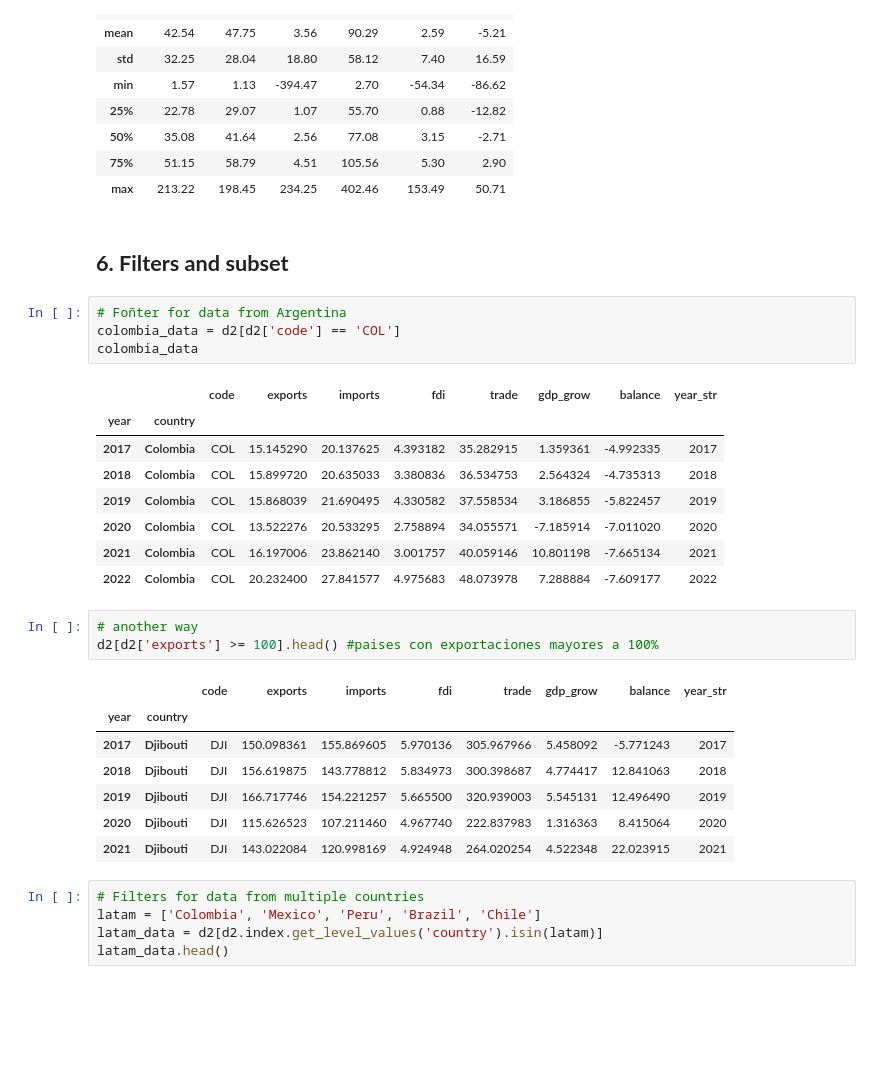
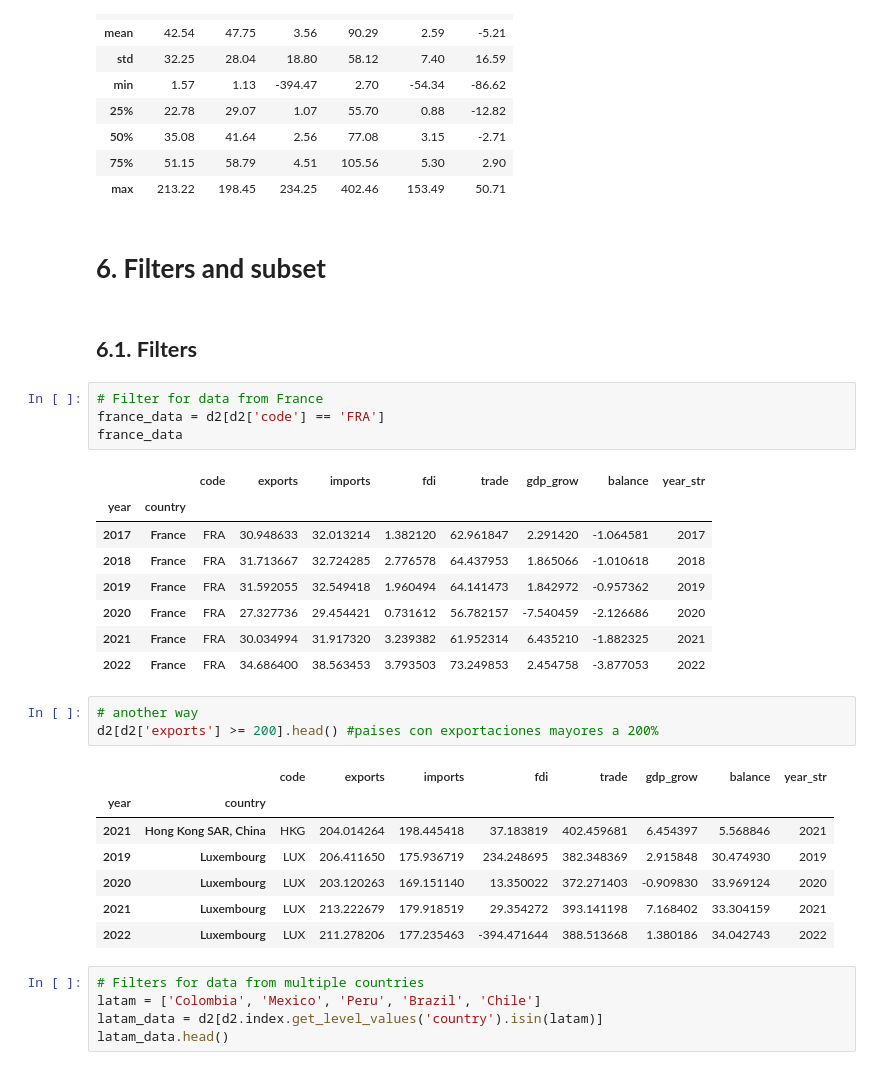
Before and after one commit to DJohanTwT/DataV24, a Jupyter notebook: C2_Clase_5_Dataframe.ipynb, the cells around one changed output. Cells and saved outputs as stored; diff of their text form; blank space fills up the shorter version.

```diff
--- a/C2_Clase_5_Dataframe.ipynb
+++ b/C2_Clase_5_Dataframe.ipynb
@@ -291,31 +291,33 @@ d2.describe().apply(lambda s: s.apply('{:,.2f}'.format)) #with a coma.
 | 75% | 51.15 | 58.79 | 4.51 | 105.56 | 5.30 | 2.90 |
 | max | 213.22 | 198.45 | 234.25 | 402.46 | 153.49 | 50.71 |
 # %% [markdown]
-## **6. Filters and subset**
+# **6. Filters and subset**
+# %% [markdown]
+## **6.1. Filters**
 # %%
-# Foñter for data from Argentina
-colombia_data = d2[d2['code'] == 'COL']
-colombia_data
+# Filter for data from France
+france_data = d2[d2['code'] == 'FRA']
+france_data
 # %% [output]
 |  |  | code | exports | imports | fdi | trade | gdp_grow | balance | year_str |
 | year | country |  |  |  |  |  |  |  |  |
-| 2017 | Colombia | COL | 15.145290 | 20.137625 | 4.393182 | 35.282915 | 1.359361 | -4.992335 | 2017 |
-| 2018 | Colombia | COL | 15.899720 | 20.635033 | 3.380836 | 36.534753 | 2.564324 | -4.735313 | 2018 |
-| 2019 | Colombia | COL | 15.868039 | 21.690495 | 4.330582 | 37.558534 | 3.186855 | -5.822457 | 2019 |
-| 2020 | Colombia | COL | 13.522276 | 20.533295 | 2.758894 | 34.055571 | -7.185914 | -7.011020 | 2020 |
-| 2021 | Colombia | COL | 16.197006 | 23.862140 | 3.001757 | 40.059146 | 10.801198 | -7.665134 | 2021 |
-| 2022 | Colombia | COL | 20.232400 | 27.841577 | 4.975683 | 48.073978 | 7.288884 | -7.609177 | 2022 |
+| 2017 | France | FRA | 30.948633 | 32.013214 | 1.382120 | 62.961847 | 2.291420 | -1.064581 | 2017 |
+| 2018 | France | FRA | 31.713667 | 32.724285 | 2.776578 | 64.437953 | 1.865066 | -1.010618 | 2018 |
+| 2019 | France | FRA | 31.592055 | 32.549418 | 1.960494 | 64.141473 | 1.842972 | -0.957362 | 2019 |
+| 2020 | France | FRA | 27.327736 | 29.454421 | 0.731612 | 56.782157 | -7.540459 | -2.126686 | 2020 |
+| 2021 | France | FRA | 30.034994 | 31.917320 | 3.239382 | 61.952314 | 6.435210 | -1.882325 | 2021 |
+| 2022 | France | FRA | 34.686400 | 38.563453 | 3.793503 | 73.249853 | 2.454758 | -3.877053 | 2022 |
 # %%
 # another way
-d2[d2['exports'] >= 100].head() #paises con exportaciones mayores a 100%
+d2[d2['exports'] >= 200].head() #paises con exportaciones mayores a 200%
 # %% [output]
 |  |  | code | exports | imports | fdi | trade | gdp_grow | balance | year_str |
 | year | country |  |  |  |  |  |  |  |  |
-| 2017 | Djibouti | DJI | 150.098361 | 155.869605 | 5.970136 | 305.967966 | 5.458092 | -5.771243 | 2017 |
-| 2018 | Djibouti | DJI | 156.619875 | 143.778812 | 5.834973 | 300.398687 | 4.774417 | 12.841063 | 2018 |
-| 2019 | Djibouti | DJI | 166.717746 | 154.221257 | 5.665500 | 320.939003 | 5.545131 | 12.496490 | 2019 |
-| 2020 | Djibouti | DJI | 115.626523 | 107.211460 | 4.967740 | 222.837983 | 1.316363 | 8.415064 | 2020 |
-| 2021 | Djibouti | DJI | 143.022084 | 120.998169 | 4.924948 | 264.020254 | 4.522348 | 22.023915 | 2021 |
+| 2021 | Hong Kong SAR, China | HKG | 204.014264 | 198.445418 | 37.183819 | 402.459681 | 6.454397 | 5.568846 | 2021 |
+| 2019 | Luxembourg | LUX | 206.411650 | 175.936719 | 234.248695 | 382.348369 | 2.915848 | 30.474930 | 2019 |
+| 2020 | Luxembourg | LUX | 203.120263 | 169.151140 | 13.350022 | 372.271403 | -0.909830 | 33.969124 | 2020 |
+| 2021 | Luxembourg | LUX | 213.222679 | 179.918519 | 29.354272 | 393.141198 | 7.168402 | 33.304159 | 2021 |
+| 2022 | Luxembourg | LUX | 211.278206 | 177.235463 | -394.471644 | 388.513668 | 1.380186 | 34.042743 | 2022 |
 # %%
 # Filters for data from multiple countries
 latam = ['Colombia', 'Mexico', 'Peru', 'Brazil', 'Chile']
```
Also changed, not shown: parts of 26 cells of this notebook.
